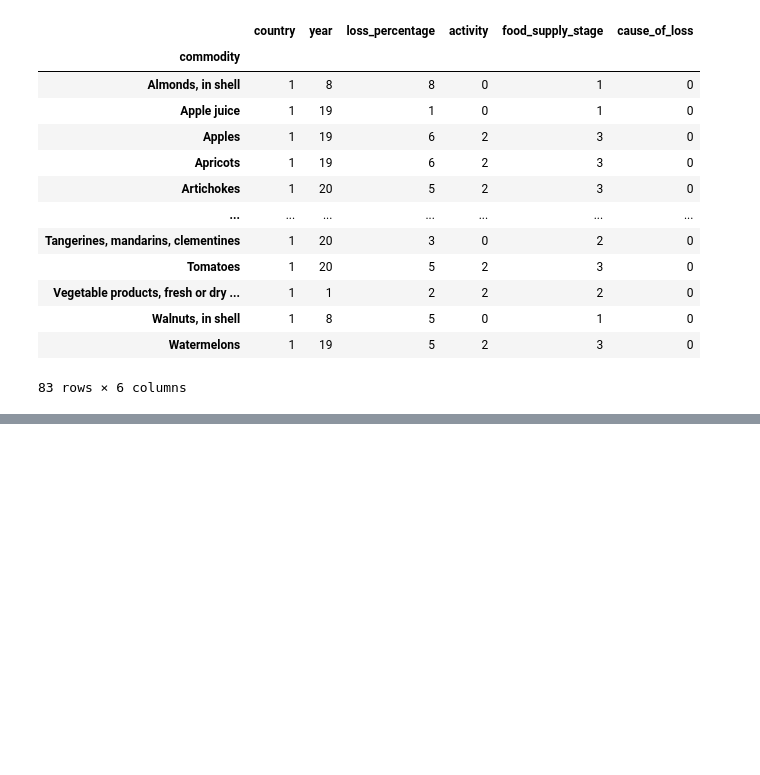
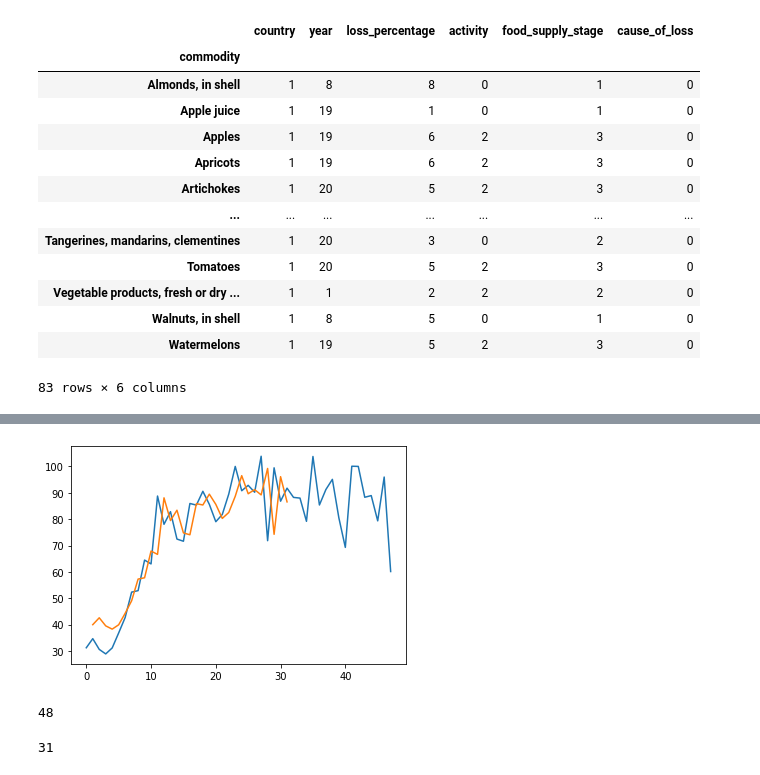
Before and after one commit to murathansygl/Food-Supply-Chain, a Jupyter notebook: eda.ipynb, the cells around one changed output, grey strips where cells are left out. Saved outputs shown, nothing was run; the diff lists cells and outputs as text; code cells hidden in the pictures; blank space fills up the shorter version.

Commit message:
initial timeseries model on df3

```diff
--- a/eda.ipynb
+++ b/eda.ipynb
@@ -206,0 +363,17 @@ fig.show()
+# %%
+trainX=trainX.reshape(trainX.shape[0],1)
+# trainY=trainY.reshape(trainY.shape[0],1)
+testX=testX.reshape(testX.shape[0],1)
+# testY=testY.reshape(testY.shape[0],1)
+# %%
+# reshape input to be [samples, time steps, features]
+trainX = numpy.reshape(trainX, (trainX.shape[0], 1, trainX.shape[1]))
+testX = numpy.reshape(testX, (testX.shape[0], 1, testX.shape[1]))
+# %%
+# create and fit the LSTM network
+look_back=1
+model = Sequential()
+model.add(LSTM(4, input_shape=(1, look_back)))
+model.add(Dense(1))
+model.compile(loss='mean_squared_error', optimizer='adam')
+model.fit(trainX, trainY, epochs=100, batch_size=1, verbose=2)
@@ -206,0 +399,14 @@ fig.show()
+# %%
+# make predictions
+trainPredict = model.predict(trainX)
+testPredict = model.predict(testX)
+# invert predictions
+trainPredict = scaler.inverse_transform(trainPredict)
+trainY = scaler.inverse_transform([trainY])
+testPredict = scaler.inverse_transform(testPredict)
+testY = scaler.inverse_transform([testY])
+# calculate root mean squared error
+trainScore = math.sqrt(mean_squared_error(trainY[0], trainPredict[:,0]))
+print('Train Score: %.2f RMSE' % (trainScore))
+testScore = math.sqrt(mean_squared_error(testY[0], testPredict[:,0]))
+print('Test Score: %.2f RMSE' % (testScore))
@@ -206,0 +418,24 @@ fig.show()
+# %%
+# shift train predictions for plotting
+trainPredictPlot = numpy.empty_like(data)
+trainPredictPlot[:, :] = numpy.nan
+trainPredictPlot[look_back:len(trainPredict)+look_back, :] = trainPredict
+# shift test predictions for plotting
+# testPredictPlot = numpy.empty_like(data)
+# testPredictPlot[:, :] = numpy.nan
+# testPredictPlot[len(trainPredict)+(look_back*2)+1:len(data)-1, :] = testPredict
+# plot baseline and predictions
+plt.plot(scaler.inverse_transform(data))
+plt.plot(trainPredictPlot)
+# plt.plot(testPredictPlot)
+plt.show()
+# %% [output]
+[figure, added]
+# %%
+len(data)
+# %% [output]
+48
+# %%
+len(trainPredict)
+# %% [output]
+31
```
Also changed, not shown: parts of 27 cells of this notebook.
